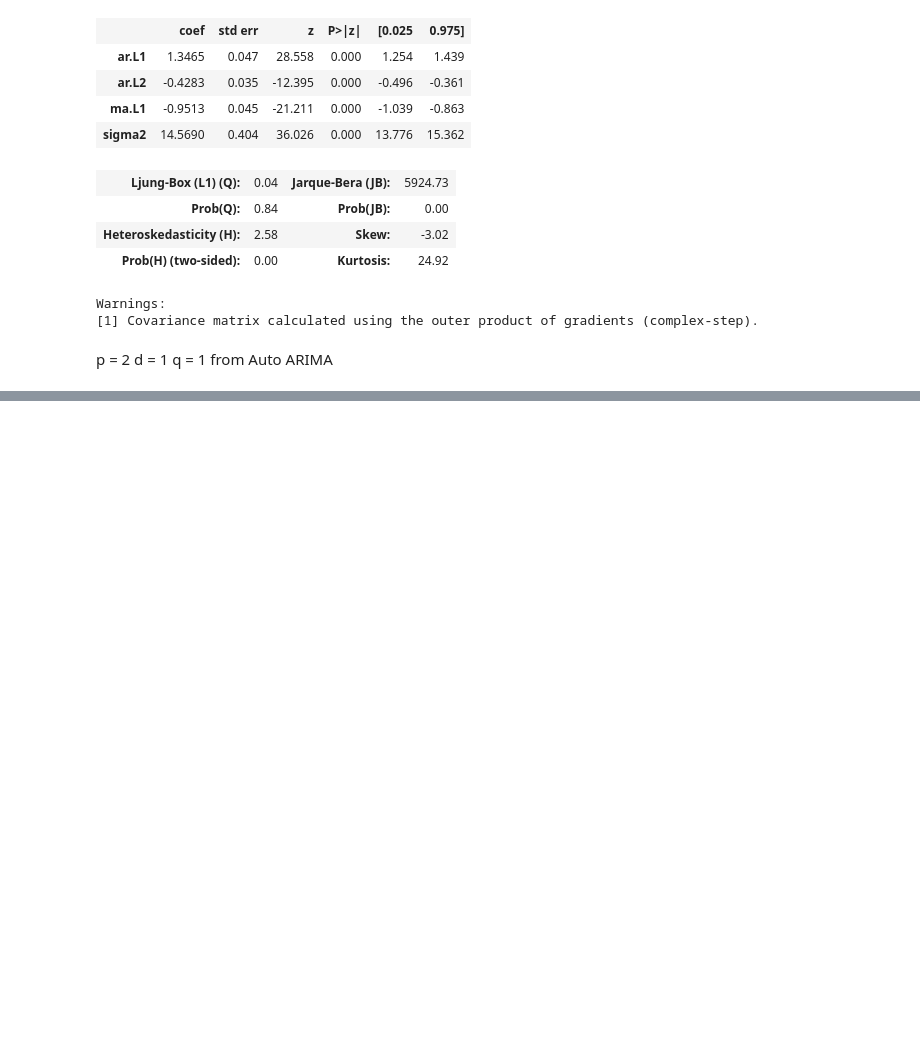
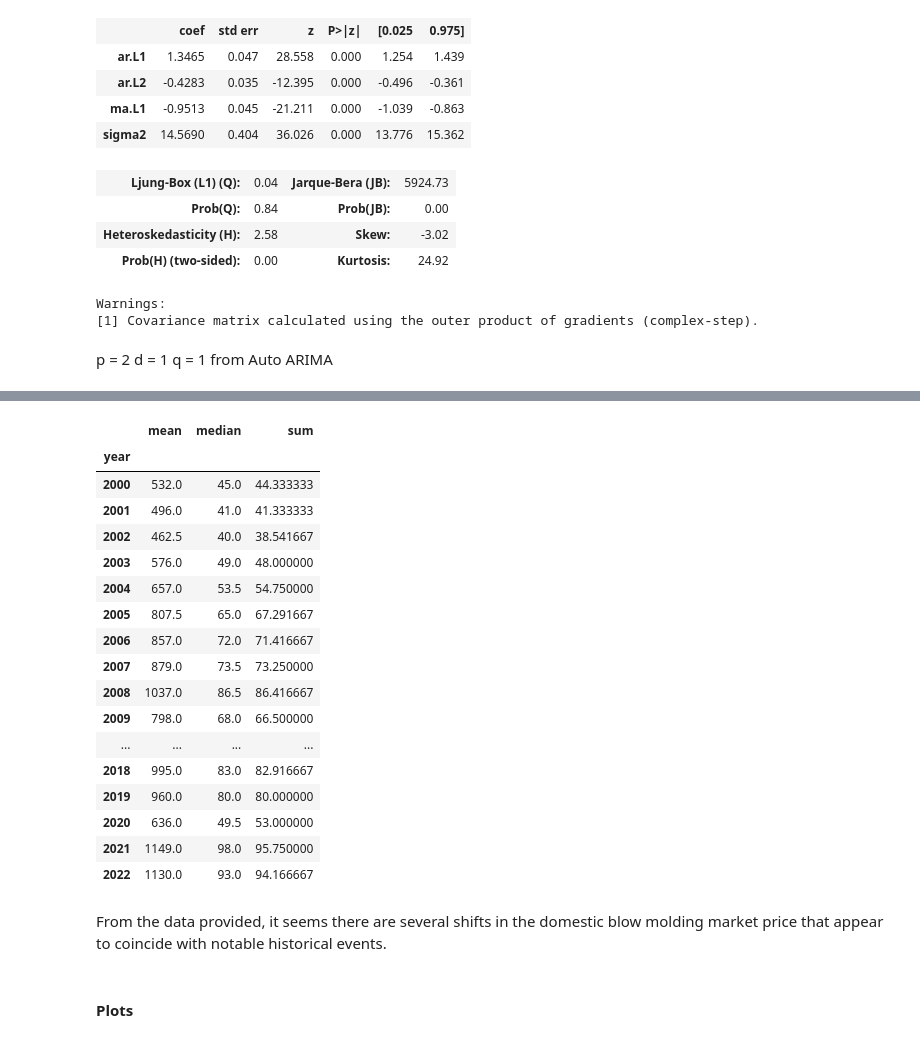
Before and after one commit to ge0rgeth0mas/domestic-market-blow-molding, a Jupyter notebook: domestic_market_blow_molding/EDA/univariate_ARIMA_eda.ipynb, the cells around one changed output, grey strips where cells are left out. Drawn from its saved outputs; the diff is of its cells as text; code cells hidden in the pictures; blank space fills up the shorter version.

```diff
--- a/domestic_market_blow_molding/EDA/eda.ipynb
+++ b/domestic_market_blow_molding/EDA/univariate_ARIMA_eda.ipynb
@@ -256,0 +306,27 @@ q = 1
+# %%
+statistics = uv_data.groupby('year')['target'].agg({'mean', 'median', 'sum'})
+statistics.columns = ['mean', 'median', 'sum']
+statistics
+# %% [output]
+|  | mean | median | sum |
+| year |  |  |  |
+| 2000 | 532.0 | 45.0 | 44.333333 |
+| 2001 | 496.0 | 41.0 | 41.333333 |
+| 2002 | 462.5 | 40.0 | 38.541667 |
+| 2003 | 576.0 | 49.0 | 48.000000 |
+| 2004 | 657.0 | 53.5 | 54.750000 |
+| 2005 | 807.5 | 65.0 | 67.291667 |
+| 2006 | 857.0 | 72.0 | 71.416667 |
+| 2007 | 879.0 | 73.5 | 73.250000 |
+| 2008 | 1037.0 | 86.5 | 86.416667 |
+| 2009 | 798.0 | 68.0 | 66.500000 |
+| ... | ... | ... | ... |
+| 2018 | 995.0 | 83.0 | 82.916667 |
+| 2019 | 960.0 | 80.0 | 80.000000 |
+| 2020 | 636.0 | 49.5 | 53.000000 |
+| 2021 | 1149.0 | 98.0 | 95.750000 |
+| 2022 | 1130.0 | 93.0 | 94.166667 |
+# %% [markdown]
+From the data provided, it seems there are several shifts in the domestic blow molding market price that appear to coincide with notable historical events.
+# %% [markdown]
+#### Plots
```
Also changed, not shown: parts of 10 cells of this notebook, 2 other files.
